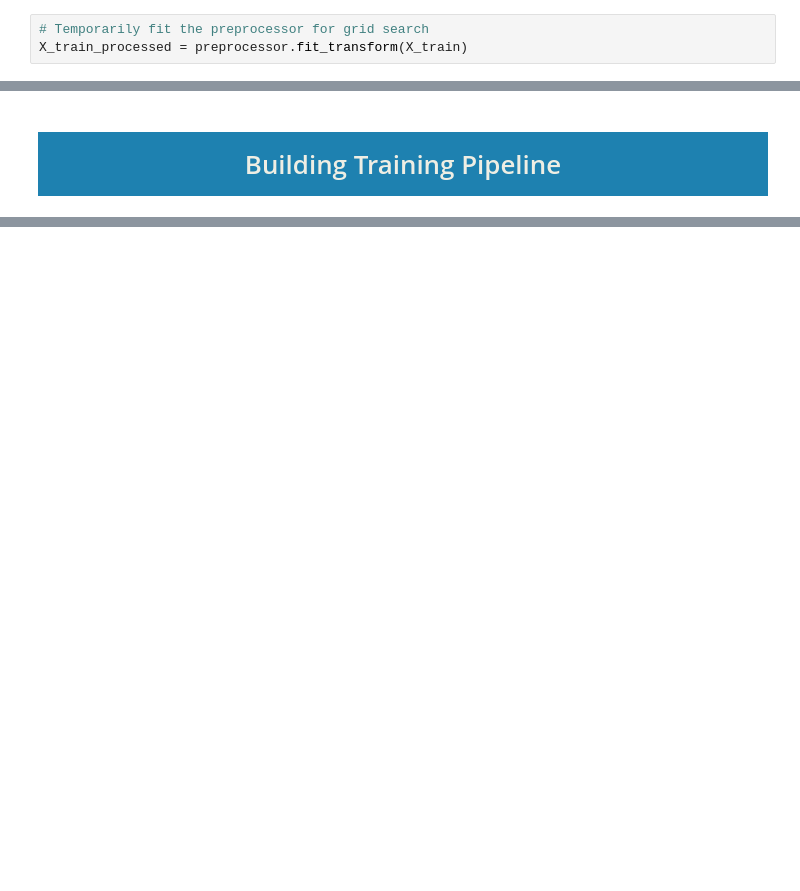
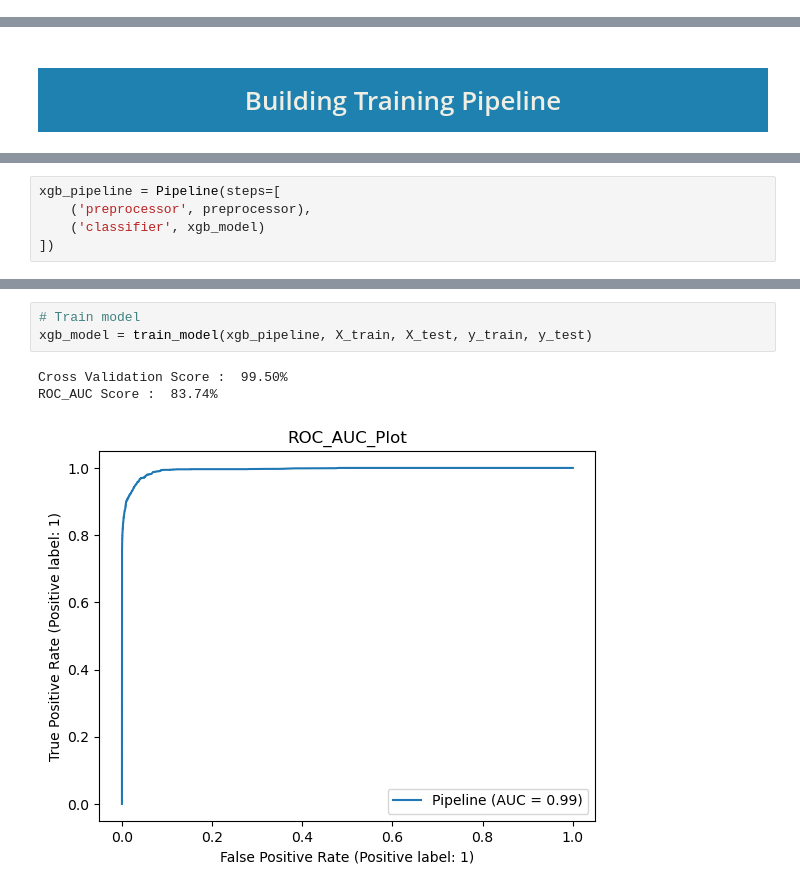
Before and after one commit to blitzkz23/online-payments-fraud-detection, a Jupyter notebook: notebooks/training-pipeline.ipynb, the cells around one changed output, grey strips where cells are left out. Drawn from its saved outputs; the diff is of its cells as text; blank space fills up the shorter version.

```diff
--- a/notebooks/training-pipeline.ipynb
+++ b/notebooks/training-pipeline.ipynb
@@ -147,6 +145,3 @@ models
 After testing our dataset to some base model we found out that our earlier hypothesis were true, that tree and bagging-based algorithm work great with heavily imbalanced data, and also there's xgboost as usual.  Next we can just use the top algorithm from above to do some hyperparameter tuning and made our models.  We are going to tune Decision Tree and XGBoost as two best models.
 # %% [markdown]
 ## Hyperparameter Tuning
-# %%
-# Temporarily fit the preprocessor for grid search
-X_train_processed = preprocessor.fit_transform(X_train)
@@ -197,0 +278,5 @@ classifier = [('decision_tree', dt_grid), ('xgboost', xgb_grid)]
+# %%
+xgb_pipeline = Pipeline(steps=[
+    ('preprocessor', preprocessor),
+    ('classifier', xgb_model)
+])
@@ -197,0 +305,7 @@ classifier = [('decision_tree', dt_grid), ('xgboost', xgb_grid)]
+# %%
+# Train model
+xgb_model = train_model(xgb_pipeline, X_train, X_test, y_train, y_test)
+# %% [output]
+Cross Validation Score :  99.50%
+ROC_AUC Score :  83.74%
+[figure, added]
```
Also changed, not shown: parts of 36 cells of this notebook, 2 other files.
